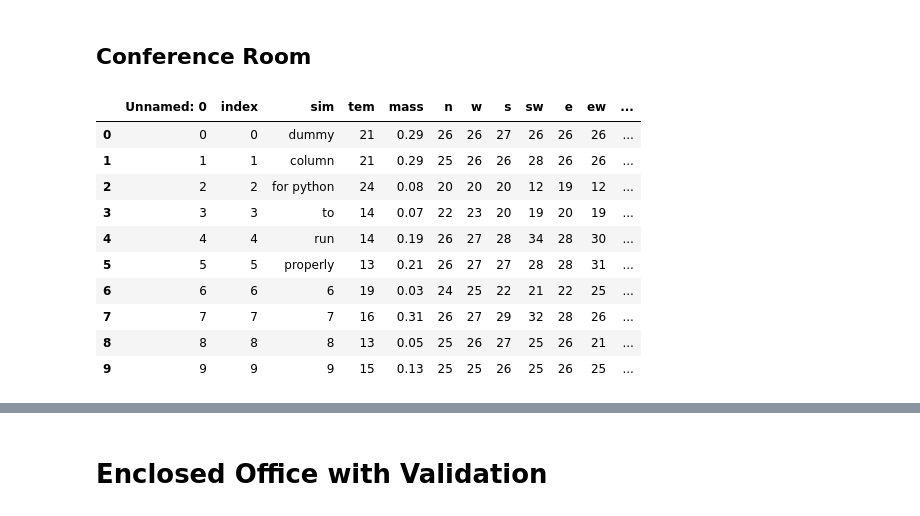
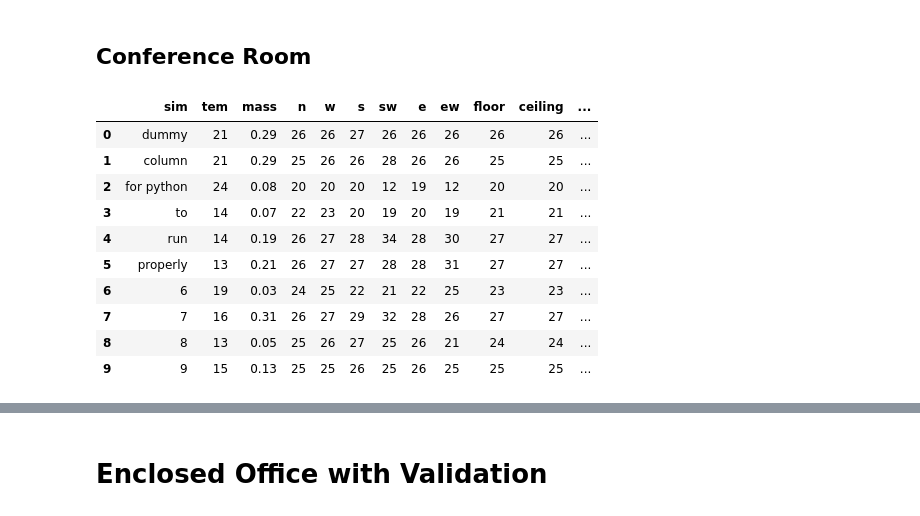
Before and after one commit to ngkhiem97/airflow-2, a Jupyter notebook: notebooks/eda.ipynb, the cells around one changed output, grey strips where cells are left out. Cells and saved outputs as stored; diff of their text form; code cells hidden in the pictures.

```diff
--- a/notebooks/eda.ipynb
+++ b/notebooks/eda.ipynb
@@ -5,25 +5,25 @@
 # %%
 # Import data to pandas dataframe
 import pandas as pd
 
 data_dir = '../data/preprocessed/'
 
-# Concatenate dataframes' columns
-df = pd.read_csv(data_dir + 'conference_room.csv')
-
-df.head(10)
+# Load dataframe
+df_conference_room = pd.read_csv(data_dir + 'conference_room.csv')
+df_conference_room.drop(['index'], axis=1, inplace=True)
+df_conference_room.head(10)
 # %% [output]
-|  | Unnamed: 0 | index | sim | tem | mass | n | w | s | sw | e | ew | ... |
-| 0 | 0 | 0 | dummy | 21 | 0.29 | 26 | 26 | 27 | 26 | 26 | 26 | ... |
-| 1 | 1 | 1 | column | 21 | 0.29 | 25 | 26 | 26 | 28 | 26 | 26 | ... |
-| 2 | 2 | 2 | for python | 24 | 0.08 | 20 | 20 | 20 | 12 | 19 | 12 | ... |
-| 3 | 3 | 3 | to | 14 | 0.07 | 22 | 23 | 20 | 19 | 20 | 19 | ... |
-| 4 | 4 | 4 | run | 14 | 0.19 | 26 | 27 | 28 | 34 | 28 | 30 | ... |
-| 5 | 5 | 5 | properly | 13 | 0.21 | 26 | 27 | 27 | 28 | 28 | 31 | ... |
-| 6 | 6 | 6 | 6 | 19 | 0.03 | 24 | 25 | 22 | 21 | 22 | 25 | ... |
-| 7 | 7 | 7 | 7 | 16 | 0.31 | 26 | 27 | 29 | 32 | 28 | 26 | ... |
-| 8 | 8 | 8 | 8 | 13 | 0.05 | 25 | 26 | 27 | 25 | 26 | 21 | ... |
-| 9 | 9 | 9 | 9 | 15 | 0.13 | 25 | 25 | 26 | 25 | 26 | 25 | ... |
+|  | sim | tem | mass | n | w | s | sw | e | ew | floor | ceiling | ... |
+| 0 | dummy | 21 | 0.29 | 26 | 26 | 27 | 26 | 26 | 26 | 26 | 26 | ... |
+| 1 | column | 21 | 0.29 | 25 | 26 | 26 | 28 | 26 | 26 | 25 | 25 | ... |
+| 2 | for python | 24 | 0.08 | 20 | 20 | 20 | 12 | 19 | 12 | 20 | 20 | ... |
+| 3 | to | 14 | 0.07 | 22 | 23 | 20 | 19 | 20 | 19 | 21 | 21 | ... |
+| 4 | run | 14 | 0.19 | 26 | 27 | 28 | 34 | 28 | 30 | 27 | 27 | ... |
+| 5 | properly | 13 | 0.21 | 26 | 27 | 27 | 28 | 28 | 31 | 27 | 27 | ... |
+| 6 | 6 | 19 | 0.03 | 24 | 25 | 22 | 21 | 22 | 25 | 23 | 23 | ... |
+| 7 | 7 | 16 | 0.31 | 26 | 27 | 29 | 32 | 28 | 26 | 27 | 27 | ... |
+| 8 | 8 | 13 | 0.05 | 25 | 26 | 27 | 25 | 26 | 21 | 24 | 24 | ... |
+| 9 | 9 | 15 | 0.13 | 25 | 25 | 26 | 25 | 26 | 25 | 25 | 25 | ... |
 # %%
 import matplotlib.pyplot as plt
 
```
Also changed, not shown: parts of 13 cells of this notebook, 10 other files.
